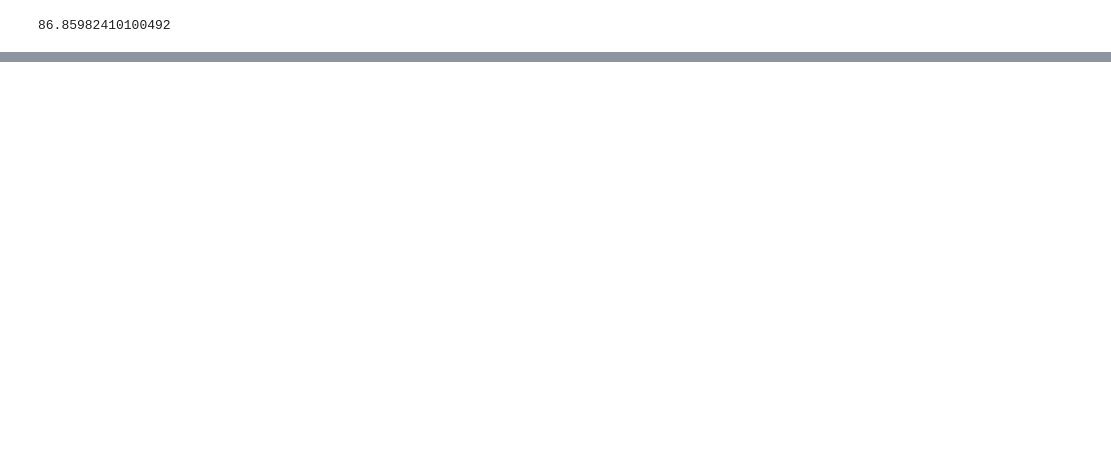
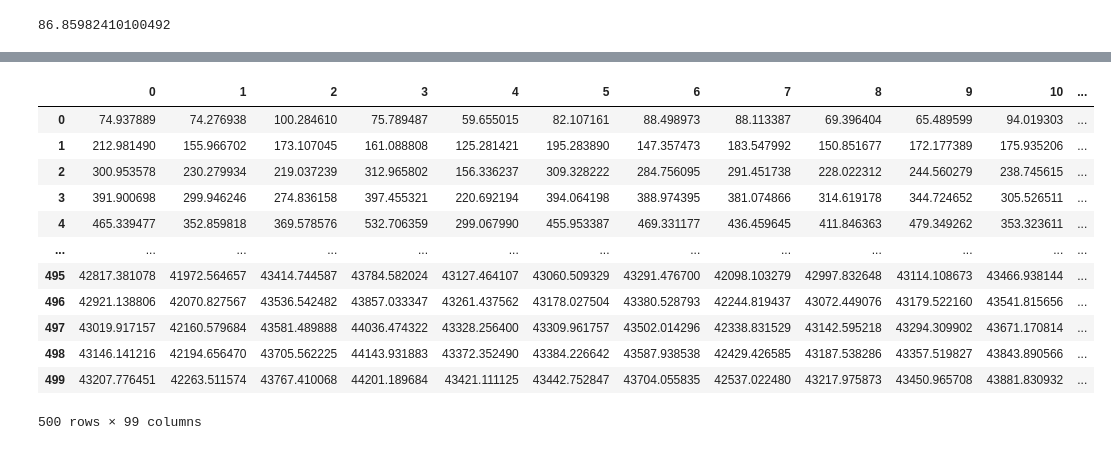
Before and after one commit to npinak/Python-Projects, a Jupyter notebook: Law-of-Large-Numbers/Law_of_Large_Numbers.ipynb, the cells around one changed output, grey strips where cells are left out. Saved outputs shown, nothing was run; the diff lists cells and outputs as text; code cells hidden in the pictures; blank space fills up the shorter version.

```diff
--- a/Law-of-Large-Numbers/Law_of_Large_Numbers.ipynb
+++ b/Law-of-Large-Numbers/Law_of_Large_Numbers.ipynb
@@ -146,0 +234,11 @@ plt.show()
+# %%
+dfmeans = pd.DataFrame()
+
+for i in range(99):
+  dfmeans[i] = np.zeros(500)
+# %%
+for i in range(99):
+  for j in range(500):
+    dffifty  =  np.random.choice(fdist, size=50, replace=False)
+    tempmean = np.mean(dffifty)
+    dfmeans.at[j, i] =  tempmean
@@ -146,0 +261,16 @@ plt.show()
+# %%
+dfcumesum
+# %% [output]
+|  | 0 | 1 | 2 | 3 | 4 | 5 | 6 | 7 | 8 | 9 | 10 | ... |
+| 0 | 74.937889 | 74.276938 | 100.284610 | 75.789487 | 59.655015 | 82.107161 | 88.498973 | 88.113387 | 69.396404 | 65.489599 | 94.019303 | ... |
+| 1 | 212.981490 | 155.966702 | 173.107045 | 161.088808 | 125.281421 | 195.283890 | 147.357473 | 183.547992 | 150.851677 | 172.177389 | 175.935206 | ... |
+| 2 | 300.953578 | 230.279934 | 219.037239 | 312.965802 | 156.336237 | 309.328222 | 284.756095 | 291.451738 | 228.022312 | 244.560279 | 238.745615 | ... |
+| 3 | 391.900698 | 299.946246 | 274.836158 | 397.455321 | 220.692194 | 394.064198 | 388.974395 | 381.074866 | 314.619178 | 344.724652 | 305.526511 | ... |
+| 4 | 465.339477 | 352.859818 | 369.578576 | 532.706359 | 299.067990 | 455.953387 | 469.331177 | 436.459645 | 411.846363 | 479.349262 | 353.323611 | ... |
+| ... | ... | ... | ... | ... | ... | ... | ... | ... | ... | ... | ... | ... |
+| 495 | 42817.381078 | 41972.564657 | 43414.744587 | 43784.582024 | 43127.464107 | 43060.509329 | 43291.476700 | 42098.103279 | 42997.832648 | 43114.108673 | 43466.938144 | ... |
+| 496 | 42921.138806 | 42070.827567 | 43536.542482 | 43857.033347 | 43261.437562 | 43178.027504 | 43380.528793 | 42244.819437 | 43072.449076 | 43179.522160 | 43541.815656 | ... |
+| 497 | 43019.917157 | 42160.579684 | 43581.489888 | 44036.474322 | 43328.256400 | 43309.961757 | 43502.014296 | 42338.831529 | 43142.595218 | 43294.309902 | 43671.170814 | ... |
+| 498 | 43146.141216 | 42194.656470 | 43705.562225 | 44143.931883 | 43372.352490 | 43384.226642 | 43587.938538 | 42429.426585 | 43187.538286 | 43357.519827 | 43843.890566 | ... |
+| 499 | 43207.776451 | 42263.511574 | 43767.410068 | 44201.189684 | 43421.111125 | 43442.752847 | 43704.055835 | 42537.022480 | 43217.975873 | 43450.965708 | 43881.830932 | ... |
+500 rows × 99 columns
```
Also changed, not shown: parts of 26 cells of this notebook.
